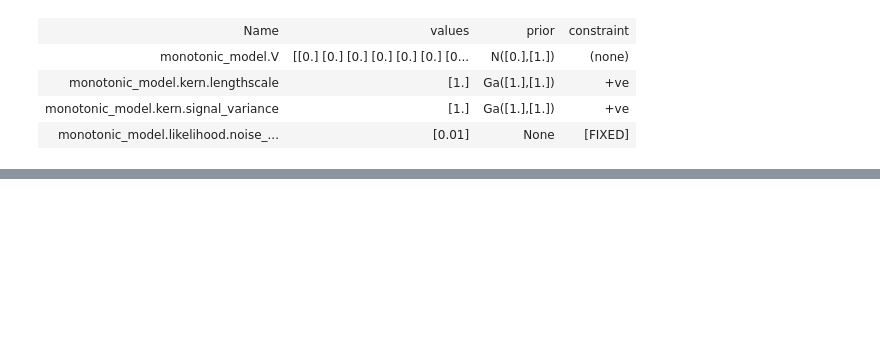
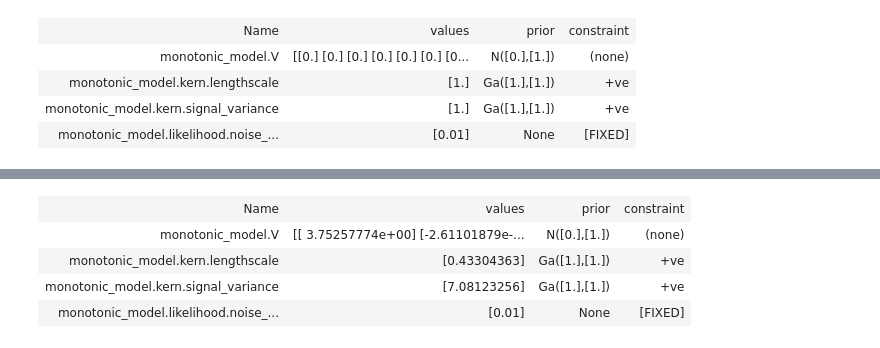
Before and after one commit to nawalgao/ConstrainedGP, a Jupyter notebook: monotone_notebooks/MonotoneDecreasing.ipynb, the cells around one changed output, grey strips where cells are left out. Saved outputs shown, nothing was run; the diff lists cells and outputs as text; code cells hidden in the pictures; blank space fills up the shorter version.

```diff
--- a/monotone_notebooks/MonotoneDecreasing.ipynb
+++ b/monotone_notebooks/MonotoneDecreasing.ipynb
@@ -56,0 +58,8 @@ m.optimize(maxiter=150) # start near MAP
+# %%
+m
+# %% [output]
+| Name | values | prior | constraint |
+| monotonic_model.V | [[ 3.75257774e+00] [-2.61101879e-... | N([0.],[1.]) | (none) |
+| monotonic_model.kern.lengthscale | [0.43304363] | Ga([1.],[1.]) | +ve |
+| monotonic_model.kern.signal_variance | [7.08123256] | Ga([1.],[1.]) | +ve |
+| monotonic_model.likelihood.noise_... | [0.01] | None | [FIXED] |
```
Also changed, not shown: parts of 5 cells of this notebook, 23 other files.
